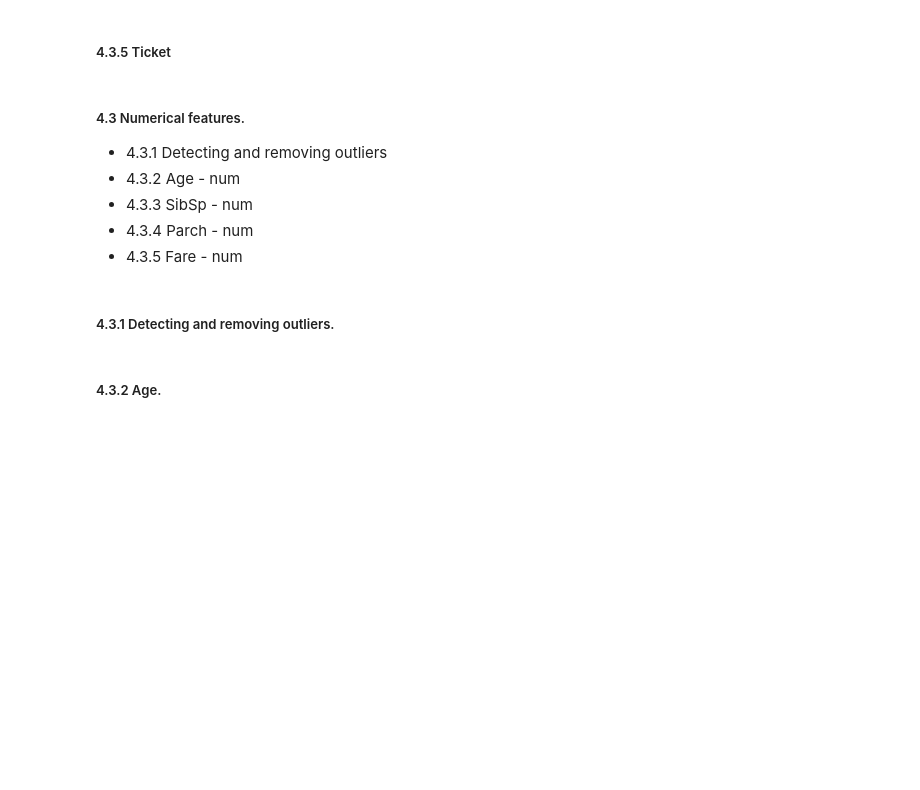
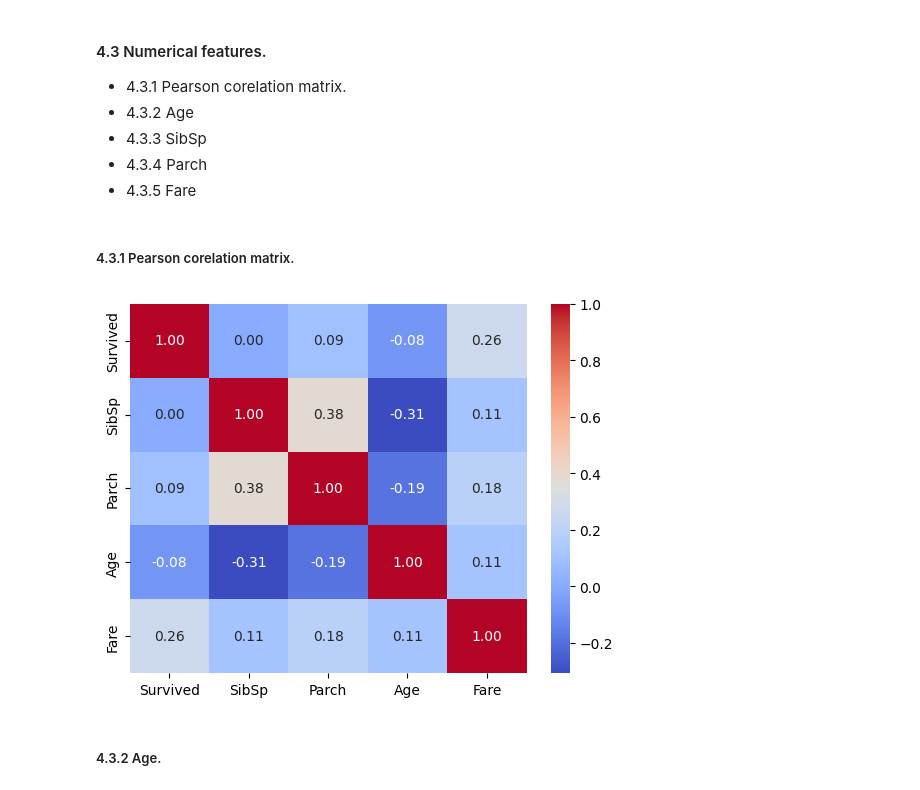
Before and after one commit to Fabiqula/Titanic_kaggle, a Jupyter notebook: main.ipynb, the cells around one changed output. Saved outputs shown, nothing was run; the diff lists cells and outputs as text; code cells hidden in the pictures; blank space fills up the shorter version.

```diff
--- a/main.ipynb
+++ b/main.ipynb
@@ -157,13 +456,14 @@ sns.catplot(data=train, x='Embarked', col='Survived', hue='Pclass' , kind='count
-# %% [markdown]
-##### 4.3.5 Ticket
 # %% [markdown]
-##### 4.3 Numerical features.
-* 4.3.1 Detecting and removing outliers
-* 4.3.2 Age - num
-* 4.3.3 SibSp - num
-* 4.3.4 Parch - num
-* 4.3.5 Fare - num
+#### 4.3 Numerical features.
+* 4.3.1 Pearson corelation matrix.
+* 4.3.2 Age
+* 4.3.3 SibSp
+* 4.3.4 Parch
+* 4.3.5 Fare
 # %% [markdown]
-##### 4.3.1 Detecting and removing outliers.
+##### 4.3.1 Pearson corelation matrix.
 # %%
-train.head()
+# Correlation matrix between numerical values (SibSp Parch Age and Fare values) and Survived
+g = sns.heatmap(train[["Survived","SibSp","Parch","Age","Fare"]].corr(),annot=True, fmt = ".2f", cmap = "coolwarm")
+# %% [output]
+[figure, added]
```
Also changed, not shown: parts of 206 cells of this notebook.
